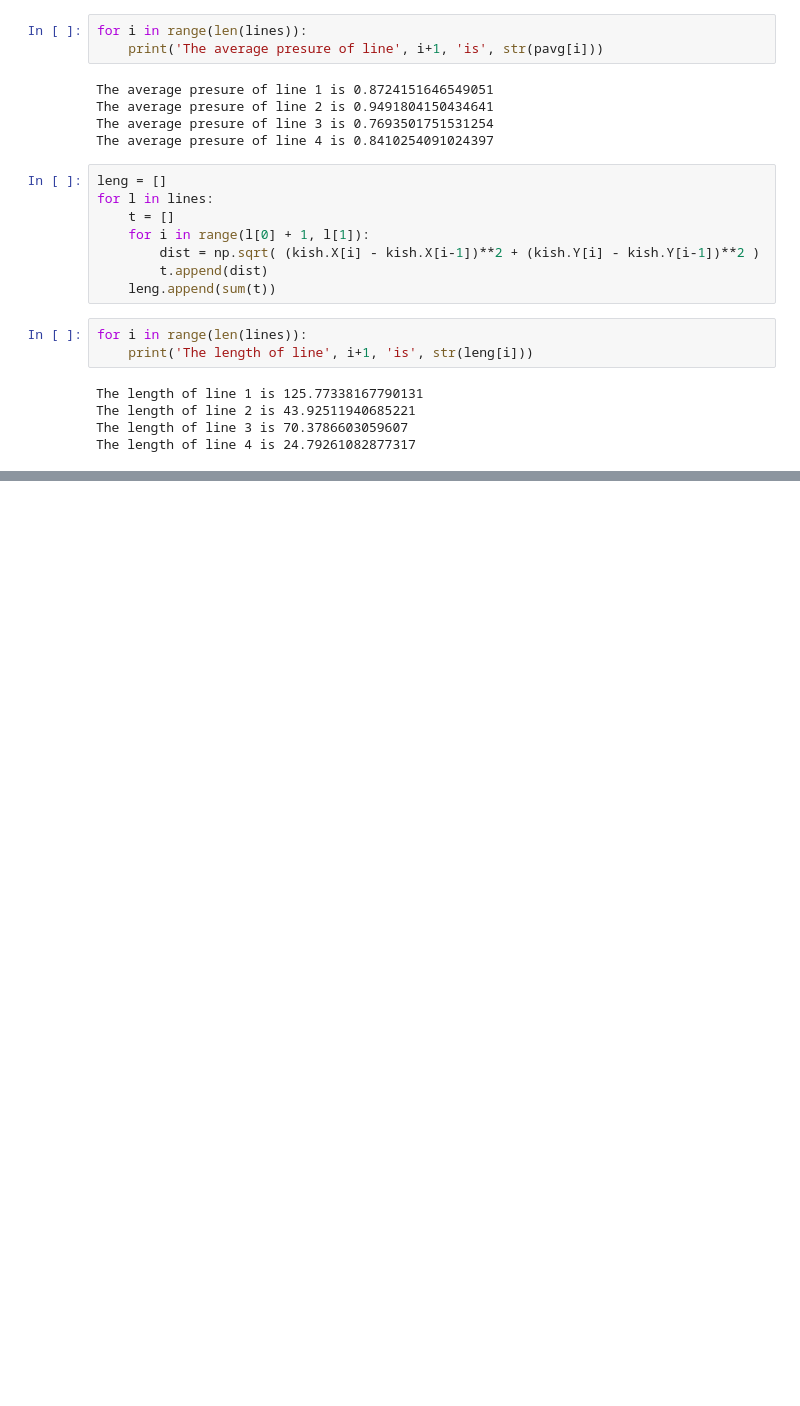
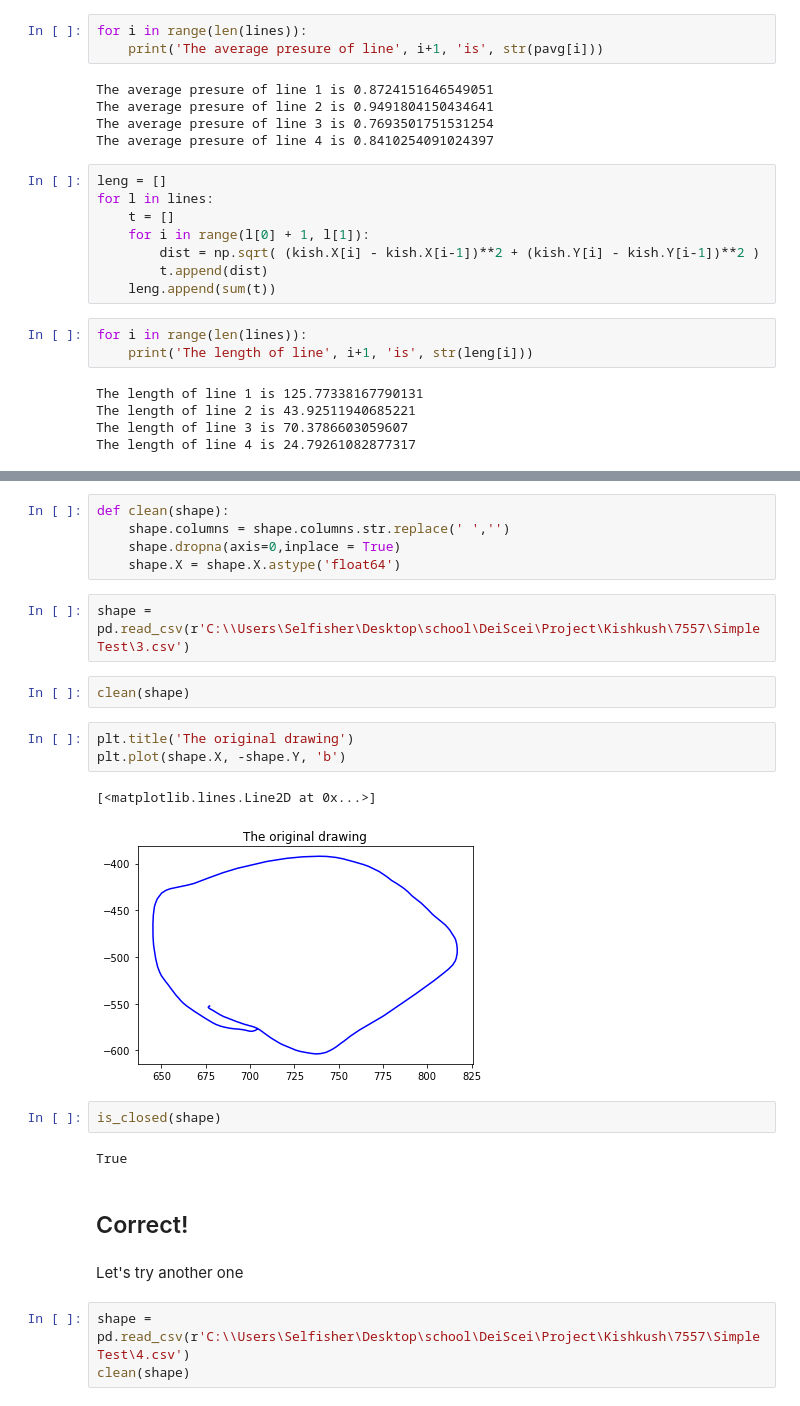
Before and after one commit to Matan-Shimon/Data-Visualization, a Jupyter notebook: Pandas Project.ipynb, the cells around one changed output, grey strips where cells are left out. Cells and saved outputs as stored; diff of their text form; blank space fills up the shorter version.

Commit message:
Added a way to know if a shape is closed
only works for shapes containing one stroke

```diff
--- a/Pandas Project.ipynb
+++ b/Pandas Project.ipynb
@@ -262,0 +255,26 @@ def is_closed(shape):
+# %%
+def clean(shape):
+    shape.columns = shape.columns.str.replace(' ','')
+    shape.dropna(axis=0,inplace = True)
+    shape.X = shape.X.astype('float64')
+# %%
+shape = pd.read_csv(r'C:\\Users\Selfisher\Desktop\school\DeiScei\Project\Kishkush\7557\SimpleTest\3.csv')
+# %%
+clean(shape)
+# %%
+plt.title('The original drawing')
+plt.plot(shape.X, -shape.Y, 'b')
+# %% [output]
+[<matplotlib.lines.Line2D at 0x...>]
+[figure, added]
+# %%
+is_closed(shape)
+# %% [output]
+True
+# %% [markdown]
+## Correct!
+# %% [markdown]
+Let's try another one
+# %%
+shape = pd.read_csv(r'C:\\Users\Selfisher\Desktop\school\DeiScei\Project\Kishkush\7557\SimpleTest\4.csv')
+clean(shape)
```
Also changed, not shown: parts of 27 cells of this notebook.
